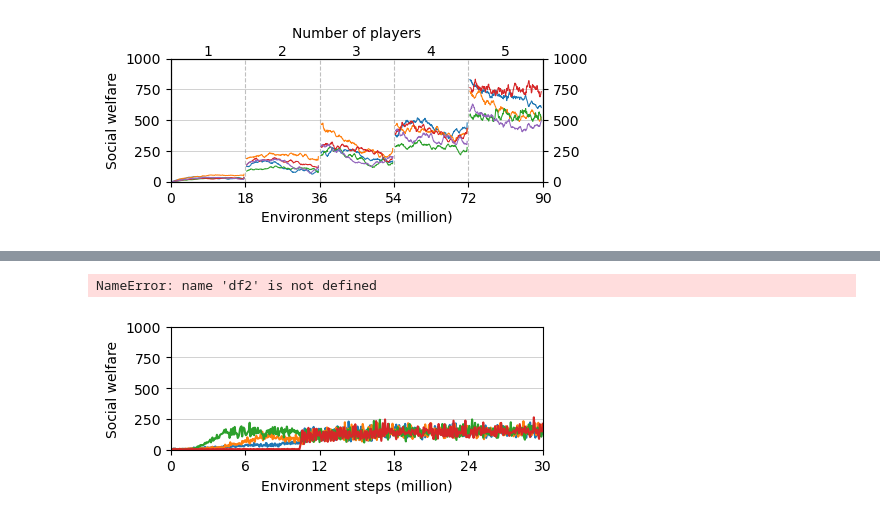
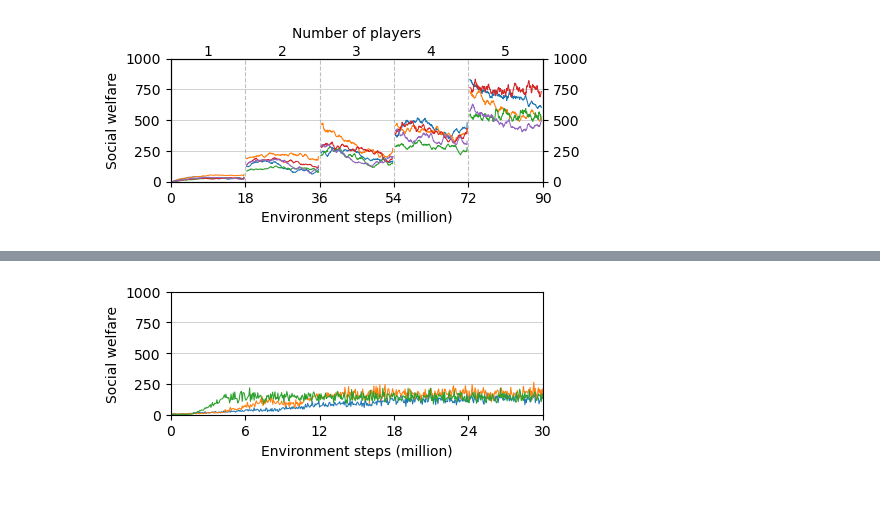
Before and after one commit to willis-richard/meltingpot, a Jupyter notebook: reward_transfer/results_n_players.ipynb, the cells around one changed output, grey strips where cells are left out. Drawn from its saved outputs; the diff is of its cells as text; code cells hidden in the pictures.

Commit message:
Update notebooks to use data, refactor experiments

```diff
--- a/reward_transfer/results_n_players.ipynb
+++ b/reward_transfer/results_n_players.ipynb
@@ -30,7 +25,7 @@ window = 11
 epochs = 300
 # %%
 def load_df(trial_id: str, *, environment: dict[str], independent: bool=False, self_interest: float=None):
-    df = pd.read_json(os.path.join(INPUT, environment['folder'], environment['name'], trial_id, 'results.json'), lines=True)
+    df = pd.read_json(os.path.join(INPUT, environment['name'], trial_id, 'results.json'), lines=True)
     df['reward'] = df.episode_reward.apply(lambda x: np.mean(x))
     df['trial_id'] = trial_id
     if self_interest is None:
@@ -87,12 +82,10 @@ def plot_num_players(df, environment, rolling: bool = False):
     return fig, ax
 # %%
 self_interest = 1
-independent = True
 rolling = True
 environment = mushroom
 
-tids = environment['TRIAL_IDS_ID'] if independent else environment['TRIAL_IDS_SP']
-df = pd.concat([load_df(t, environment=environment, independent=independent, self_interest=self_interest) for t in tids])
+df = pd.concat([load_df(t, environment=environment, independent=independent, self_interest=self_interest) for t in environment["trial_ids"]])
 
 fig, ax = plot_num_players(df, environment, rolling)
 
@@ -142,12 +135,10 @@ def plot_self_interest(df, envrionment, rolling: bool = False):
 
     return fig, ax
 # %%
-independent = True
 rolling = True
 environment = mushroom
 
-tids = environment['TRIAL_IDS_ID'] if independent else environment['TRIAL_IDS_SP']
-df = pd.concat([load_df(t, environment=environment, independent=independent) for t in tids])
+df = pd.concat([load_df(t, environment=environment, independent=independent) for t in environment['trial_ids']])
 
 
 fig, ax = plot_self_interest(df, environment, rolling=rolling)
@@ -199,26 +165,11 @@ ValueError: All arrays must be of the same length
-# %%
-from scipy.stats import dunnett
-
-best_group = df2[df2.mean().idxmax()]
-
-data = pd.DataFrame({'mean': df2.mean(), 'std dev': df2.std(), 'dunnet': df2.apply(lambda x: dunnett(x, control=best_group, alternative='less').pvalue[0])}).T
-# p values: the probability that we cannot reject the null hypothesis (the sample is not less than the control)
-data
-# %% [output]
-NameError: name 'df2' is not defined
 # %%
 environment = mushroom
 rolling = False
-window=5
+window = 5
 
-df = pd.read_json(os.path.join(INPUT, environment['folder'], environment['name'], environment['scratch_id'], 'results.json'), lines=True)
+df = pd.read_json(os.path.join(INPUT, environment['name'], environment['scratch_id'], 'results.json'), lines=True)
 df['reward'] = df.episode_reward.apply(lambda x: np.mean(x))
-
 df = df[['reward', 'training_iteration', 'self-interest']]
-
-# hack to fix mushroom
-if 'mushroom' in environment["name"]:
-    df = df.iloc[0:4110]
 
 fig, ax = plt.subplots(figsize=(4.8, 1.6), facecolor='white')
 
@@ -226,8 +177,7 @@ colors1 = plt.cm.Blues(np.linspace(0.5, 0.8, 4))
 colors2 = plt.cm.Reds(np.linspace(0.5, 0.8, 4))
 linestyles = ['-', '--', '-.', ':']
 
-# for s in df['self-interest'].unique():
-for s in environment['scratch_s']:
+for s in df['self-interest'].unique():
     df_s = df[df['self-interest'] == s].copy()
     n = len(df_s[df_s['training_iteration'] == 1])
 
@@ -242,38 +192,42 @@ for s in environment['scratch_s']:
 
     # Plot each group
     for i, (run, group) in enumerate(grouped):
 
-        # linestyle = linestyles[i]
-        # if s != 1.0:
-        #     color = colors1[i]
-        # else:
-        #     color = colors2[i]
+        if 'harvest' in environment["name"]:
+            linestyle = linestyles[i]
+            if s != 1.0:
+                color = colors1[i]
+            else:
+                color = colors2[i]
+        else:
+            color = None
+            linestyle = None
 
         if rolling:
             result = group['reward'].rolling(window=window, center=True).mean()
-            result.plot(x='training_iteration', ax=ax, label=name, legend=False, lw=0.75)  #, color=color, linestyle=linestyle)
+            result.plot(x='training_iteration', ax=ax, label=name, legend=False, lw=0.75, color=color, linestyle=linestyle)
         else:
-            group.plot(x='training_iteration', y='reward', ax=ax, label=run, legend=False)  #, color=color, linestyle=linestyle, lw=0.75)
+            group.plot(x='training_iteration', y='reward', ax=ax, label=run, legend=False, lw=0.75, color=color, linestyle=linestyle)
 
 
 ax.set_xlabel('Environment steps (million)')
 ax.set_ylabel('Social welfare')
 step_size = 500
 ax.set_xlim(0, step_size)
 ax.set_ylim(0, environment['ylim'])
 ax.set_xticks(np.arange(0, step_size + 1, step_size/5))
 ax.set_xticklabels(np.arange(0, step_size * 30 * 2000 / 1e6 + 1, step_size/5 * 30 * 2000 / 1e6).astype(int))
 ax.yaxis.grid(True, linestyle='-', linewidth=0.5, color='grey', alpha=0.5)
 
 from matplotlib.patches import Patch
 if 'harvest' in environment["name"]:
     legend_elements = [
         Patch(facecolor=colors1[1], edgecolor='none', label='s = 0.29 (Blues)'),
         Patch(facecolor=colors2[1], edgecolor='none', label='s = 1 (Reds)')
     ]
     plt.legend(handles=legend_elements, loc='upper right', ncol=2)
 
 
 fig.savefig(f'scratch_{environment["name"]}', dpi=300, bbox_inches='tight')
 # %% [output]
-[figure, old version]
+[figure, new version]
```
Also changed, not shown: parts of 9 cells of this notebook, 2 other files.
